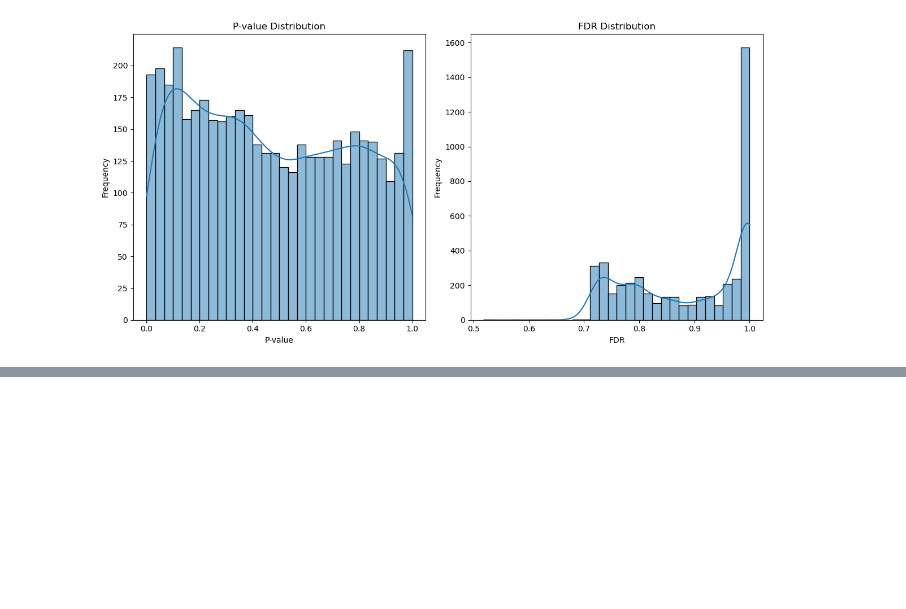
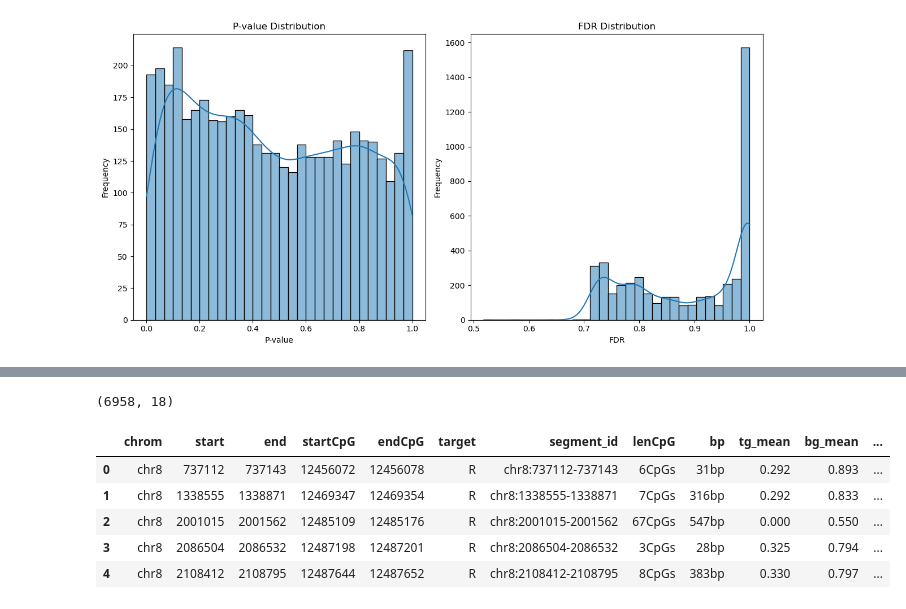
Before and after one commit to Lucmeister55/lvisser, a Jupyter notebook: roberto.ipynb, the cells around one changed output, grey strips where cells are left out. Cells and saved outputs as stored; diff of their text form; code cells hidden in the pictures; blank space fills up the shorter version.

```diff
--- a/roberto.ipynb
+++ b/roberto.ipynb
@@ -163,0 +209,12 @@ plt.show()
+# %%
+wgbs_dmr_roberto = pd.read_csv("/data/lvisser/feature_matrices/wgbs_dmr_roberto.csv")
+print(wgbs_dmr_roberto.shape)
+wgbs_dmr_roberto.head()
+# %% [output]
+(6958, 18)
+|  | chrom | start | end | startCpG | endCpG | target | segment_id | lenCpG | bp | tg_mean | bg_mean | ... |
+| 0 | chr8 | 737112 | 737143 | 12456072 | 12456078 | R | chr8:737112-737143 | 6CpGs | 31bp | 0.292 | 0.893 | ... |
+| 1 | chr8 | 1338555 | 1338871 | 12469347 | 12469354 | R | chr8:1338555-1338871 | 7CpGs | 316bp | 0.292 | 0.833 | ... |
+| 2 | chr8 | 2001015 | 2001562 | 12485109 | 12485176 | R | chr8:2001015-2001562 | 67CpGs | 547bp | 0.000 | 0.550 | ... |
+| 3 | chr8 | 2086504 | 2086532 | 12487198 | 12487201 | R | chr8:2086504-2086532 | 3CpGs | 28bp | 0.325 | 0.794 | ... |
+| 4 | chr8 | 2108412 | 2108795 | 12487644 | 12487652 | R | chr8:2108412-2108795 | 8CpGs | 383bp | 0.330 | 0.797 | ... |
```
Also changed, not shown: parts of 11 cells of this notebook, 3 other files.
